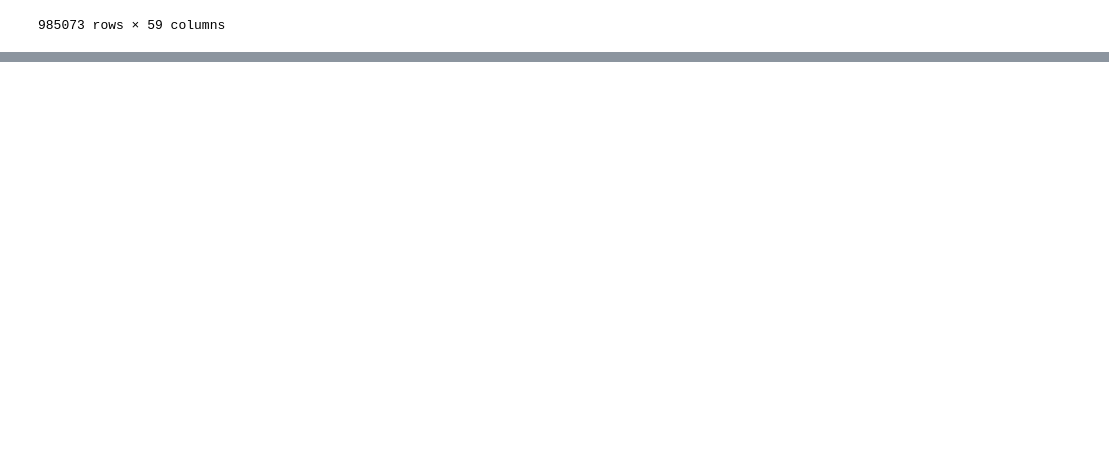
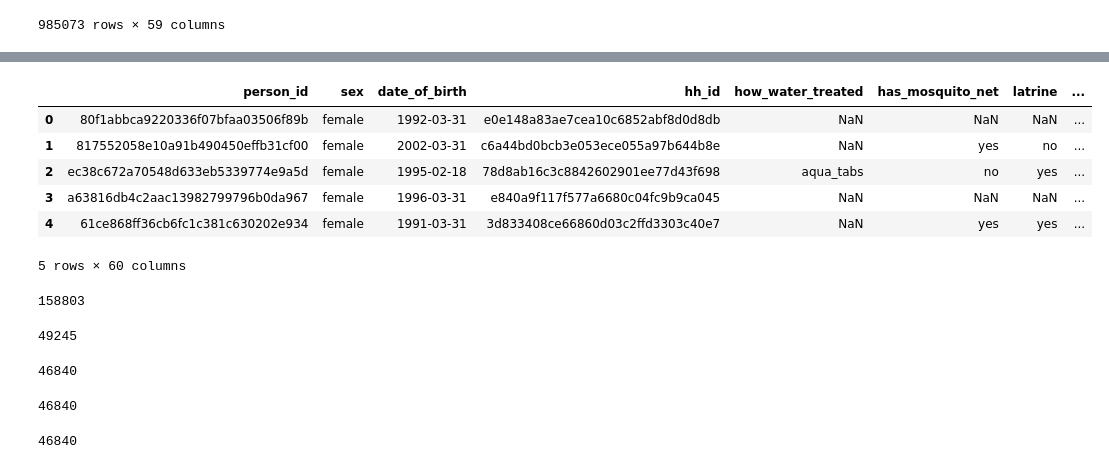
Before and after one commit to shaynaalice/medic_mobile, a Jupyter notebook: notebooks/Medic Mobile Technical Challenge.ipynb, the cells around one changed output, grey strips where cells are left out. Cells and saved outputs as stored; diff of their text form; code cells hidden in the pictures; blank space fills up the shorter version.

```diff
--- a/notebooks/Medic Mobile Technical Challenge.ipynb
+++ b/notebooks/Medic Mobile Technical Challenge.ipynb
@@ -264,0 +485,12 @@ Index(['person_id', 'sex', 'date_of_birth', 'hh_id', 'how_water_treated',
+# %%
+#create pregnancy only dataset
+
+#inner join for only people with a registered pregnancy
+person_family_pregnancy_df = pd.merge(person_family_df, pregnancy_df,  how='inner', left_on=['person_id','hh_id'], right_on = ['pregnancy_patient_id','pregnancy_hh_id'])
+#person_family_pregnancy_df.drop(columns=['pregnancy_patient_id', 'pregnancy_hh_id'])
+
+person_family_pregnancy_pregnancy_visit_df = pd.merge(person_family_pregnancy_df, pregnancy_visit_df,  how='left', left_on=['person_id','hh_id'], right_on = ['pregnancy_visit_patient_id','pregnancy_visit_hh_id'])
+#person_family_pregnancy_pregnancy_visit_df.drop(columns=['pregnancy_visit_patient_id', 'pregnancy_visit_hh_id'])
+
+pregnancy_only_df = pd.merge(person_family_pregnancy_pregnancy_visit_df, delivery_df,  how='left', left_on=['person_id','hh_id'], right_on = ['delivery_patient_id','delivery_hh_id'])
+#pregnancy_only_df.drop(columns=['delivery_patient_id', 'delivery_hh_id'])
@@ -264,0 +517,33 @@ Index(['person_id', 'sex', 'date_of_birth', 'hh_id', 'how_water_treated',
+# %%
+pregnancy_only_df.head()
+# %% [output]
+|  | person_id | sex | date_of_birth | hh_id | how_water_treated | has_mosquito_net | latrine | ... |
+| 0 | 80f1abbca9220336f07bfaa03506f89b | female | 1992-03-31 | e0e148a83ae7cea10c6852abf8d0d8db | NaN | NaN | NaN | ... |
+| 1 | 817552058e10a91b490450effb31cf00 | female | 2002-03-31 | c6a44bd0bcb3e053ece055a97b644b8e | NaN | yes | no | ... |
+| 2 | ec38c672a70548d633eb5339774e9a5d | female | 1995-02-18 | 78d8ab16c3c8842602901ee77d43f698 | aqua_tabs | no | yes | ... |
+| 3 | a63816db4c2aac13982799796b0da967 | female | 1996-03-31 | e840a9f117f577a6680c04fc9b9ca045 | NaN | NaN | NaN | ... |
+| 4 | 61ce868ff36cb6fc1c381c630202e934 | female | 1991-03-31 | 3d833408ce66860d03c2ffd3303c40e7 | NaN | yes | yes | ... |
+5 rows × 60 columns
+# %%
+len(pregnancy_only_df)
+# %% [output]
+158803
+# %%
+#How many registered pregnancies
+pregnancy_only_df['pregnancy_pregnancy_form_id'].nunique()
+# %% [output]
+49245
+# %%
+#How many patients
+#Count patient ids from original dataset since we left joined from the person table
+pregnancy_df['pregnancy_patient_id'].nunique()
+# %% [output]
+46840
+# %%
+pregnancy_only_df['pregnancy_patient_id'].nunique()
+# %% [output]
+46840
+# %%
+pregnancy_only_df['person_id'].nunique()
+# %% [output]
+46840
```
Also changed, not shown: parts of 58 cells of this notebook.
